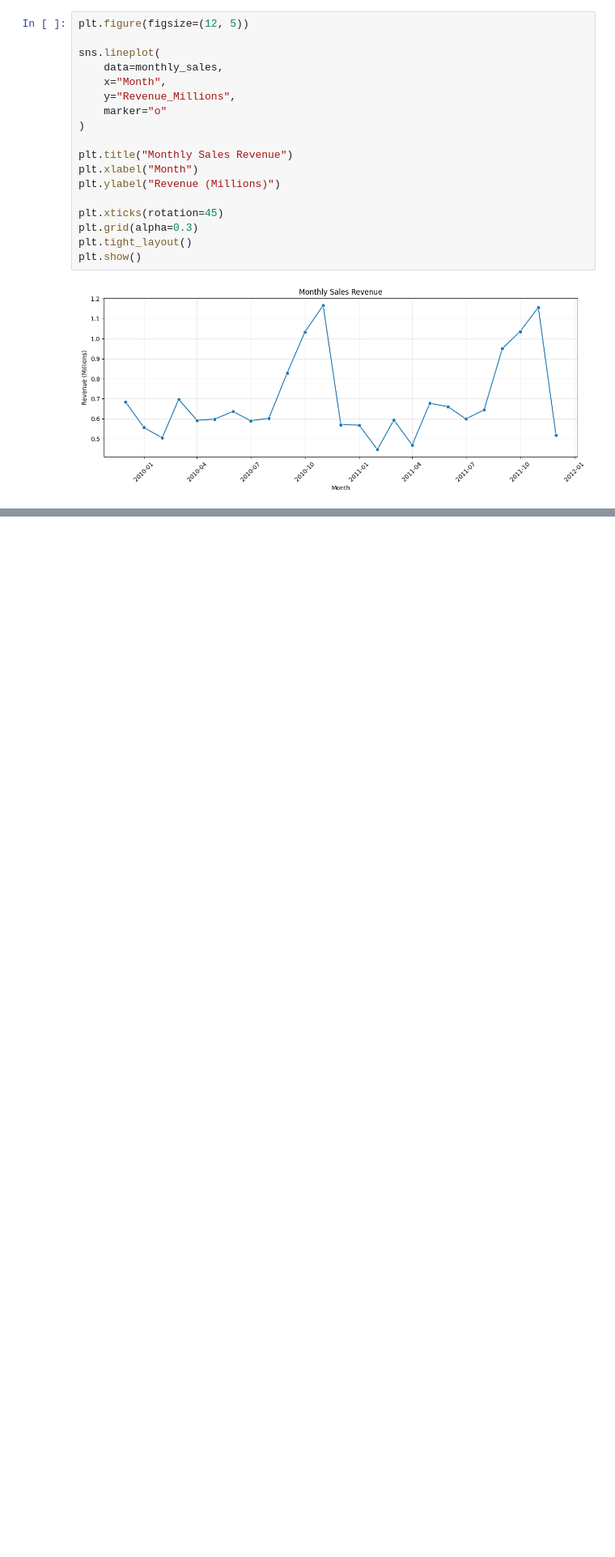
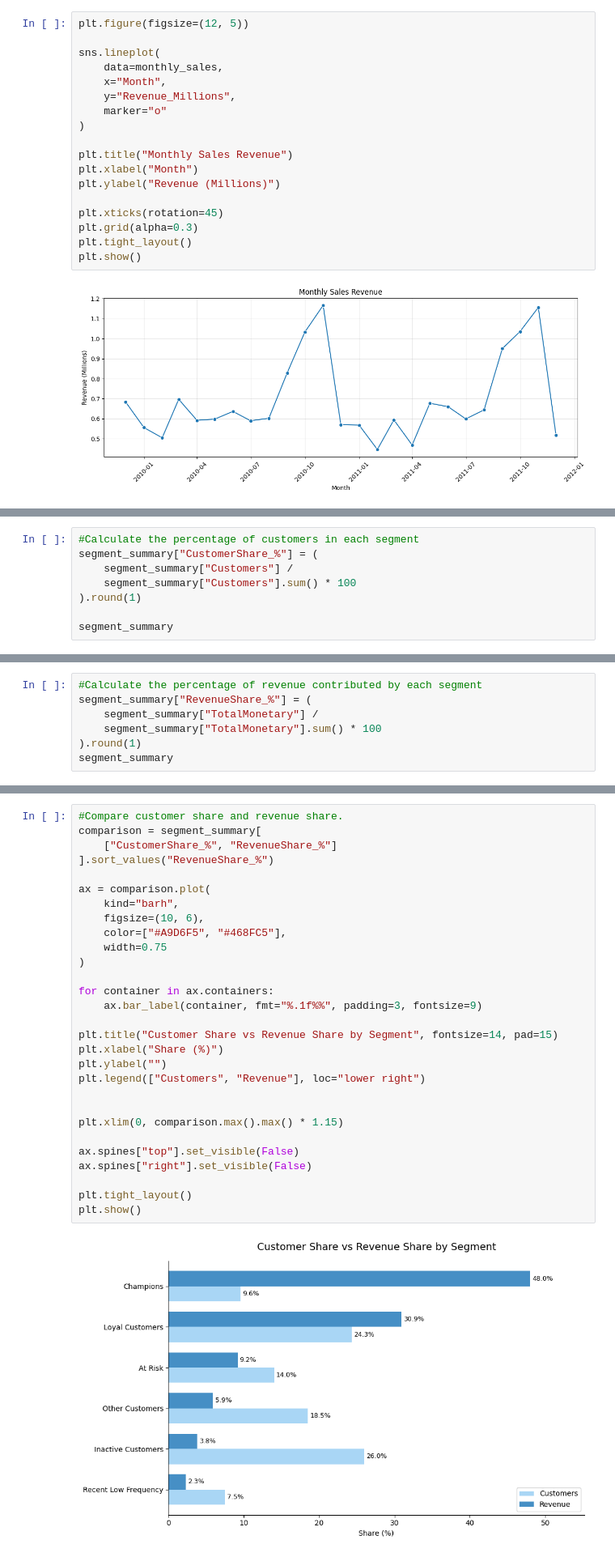
Before and after one commit to tinynguyn/online-retail-customer-segmentation, a Jupyter notebook: notebook/analysis.ipynb, the cells around one changed output, grey strips where cells are left out. Shown at 81% size. Cells and saved outputs as stored; diff of their text form; blank space fills up the shorter version.

```diff
--- a/notebook/analysis.ipynb
+++ b/notebook/analysis.ipynb
@@ -250,0 +384,8 @@ plt.show()
+# %%
+#Calculate the percentage of customers in each segment
+segment_summary["CustomerShare_%"] = (
+    segment_summary["Customers"] /
+    segment_summary["Customers"].sum() * 100
+).round(1)
+
+segment_summary
@@ -250,0 +401,7 @@ plt.show()
+# %%
+#Calculate the percentage of revenue contributed by each segment
+segment_summary["RevenueShare_%"] = (
+    segment_summary["TotalMonetary"] /
+    segment_summary["TotalMonetary"].sum() * 100
+).round(1)
+segment_summary
@@ -250,0 +417,31 @@ plt.show()
+# %%
+#Compare customer share and revenue share.
+comparison = segment_summary[
+    ["CustomerShare_%", "RevenueShare_%"]
+].sort_values("RevenueShare_%")
+
+ax = comparison.plot(
+    kind="barh",
+    figsize=(10, 6),
+    color=["#A9D6F5", "#468FC5"],
+    width=0.75
+)
+
+for container in ax.containers:
+    ax.bar_label(container, fmt="%.1f%%", padding=3, fontsize=9)
+
+plt.title("Customer Share vs Revenue Share by Segment", fontsize=14, pad=15)
+plt.xlabel("Share (%)")
+plt.ylabel("")
+plt.legend(["Customers", "Revenue"], loc="lower right")
+
+
+plt.xlim(0, comparison.max().max() * 1.15)
+
+ax.spines["top"].set_visible(False)
+ax.spines["right"].set_visible(False)
+
+plt.tight_layout()
+plt.show()
+# %% [output]
+[figure, added]
```
Also changed, not shown: parts of 24 cells of this notebook, 1 other file.
